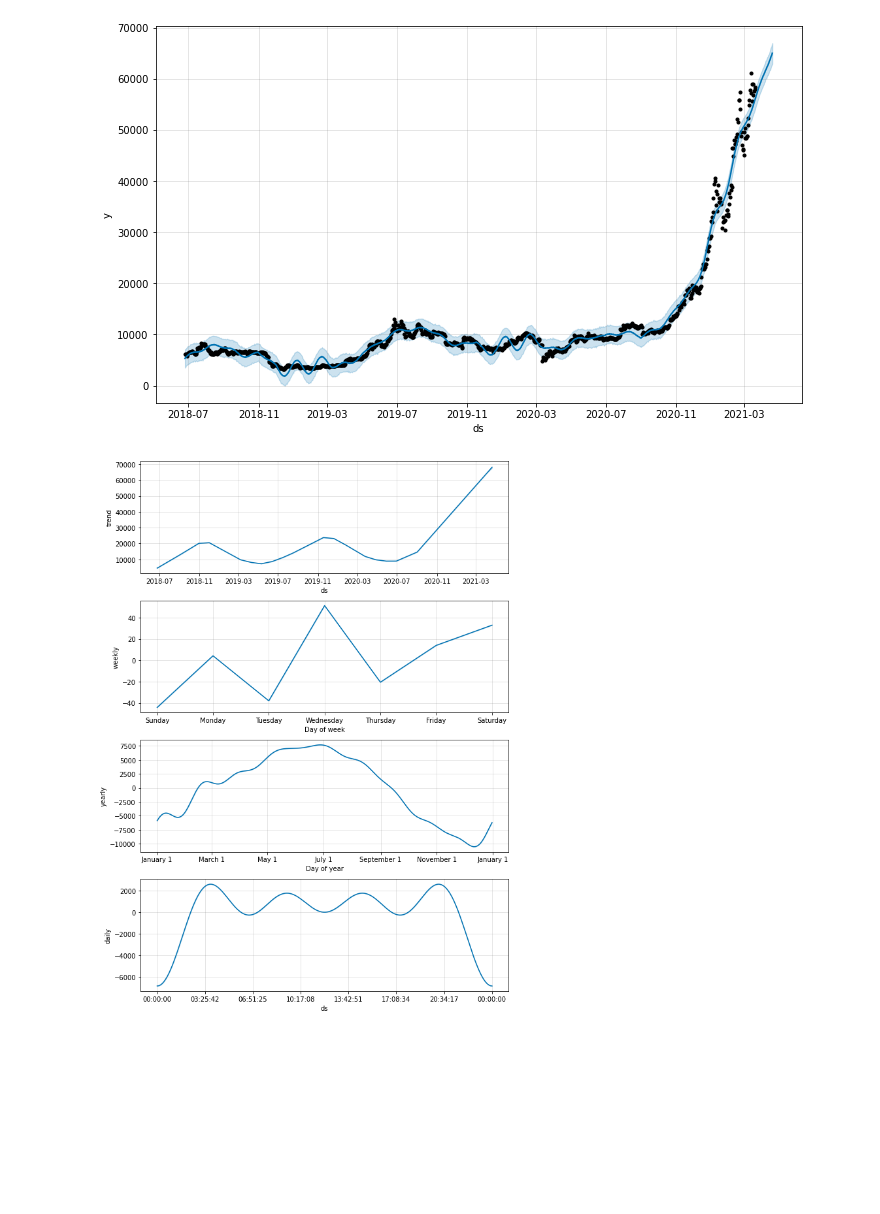
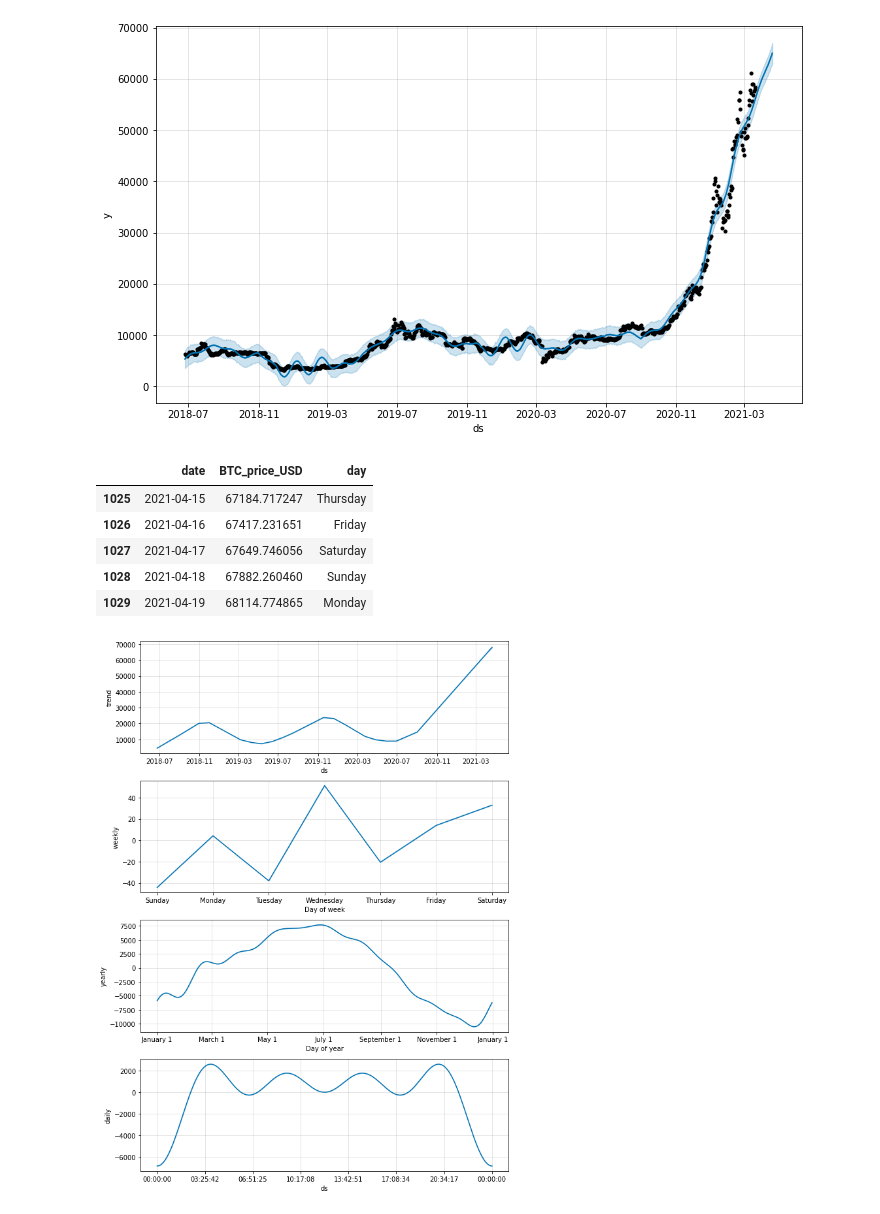
Before and after one commit to HDietrich416/BitcoinDashboard, a Jupyter notebook: bitcoin_app/assets/Bitcoin_ETL.ipynb, the cells around one changed output. Saved outputs shown, nothing was run; the diff lists cells and outputs as text; code cells hidden in the pictures; blank space fills up the shorter version.

```diff
--- a/bitcoin_app/assets/Bitcoin_ETL.ipynb
+++ b/bitcoin_app/assets/Bitcoin_ETL.ipynb
@@ -246,6 +246,26 @@ predictions = model.predict(future_df)
 model.plot(predictions).savefig('modelpredictions.png')
 # %% [output]
 [figure]
+# %%
+predictions_df = predictions.drop(columns=['yhat_lower', 'yhat_upper', 'trend_lower', 'trend_upper',
+       'additive_terms', 'additive_terms_lower', 'additive_terms_upper',
+       'daily', 'daily_lower', 'daily_upper', 'weekly', 'weekly_lower',
+       'weekly_upper', 'yearly', 'yearly_lower', 'yearly_upper',
+       'multiplicative_terms', 'multiplicative_terms_lower',
+       'multiplicative_terms_upper', 'yhat'])
+
+
+predictions_df['day'] = predictions_df['ds'].dt.day_name()
+predictions_df['ds'] = predictions_df['ds'].dt.strftime('%Y-%m-%d')
+predictions_df = predictions_df.rename(columns={"ds": "date", "trend": "BTC_price_USD"})
+predictions_df.tail()
+# %% [output]
+|  | date | BTC_price_USD | day |
+| 1025 | 2021-04-15 | 67184.717247 | Thursday |
+| 1026 | 2021-04-16 | 67417.231651 | Friday |
+| 1027 | 2021-04-17 | 67649.746056 | Saturday |
+| 1028 | 2021-04-18 | 67882.260460 | Sunday |
+| 1029 | 2021-04-19 | 68114.774865 | Monday |
 # %%
 engine = create_engine(conn, echo=False)
 # %%
```
Also changed, not shown: parts of 3 cells of this notebook, 3 other files.
